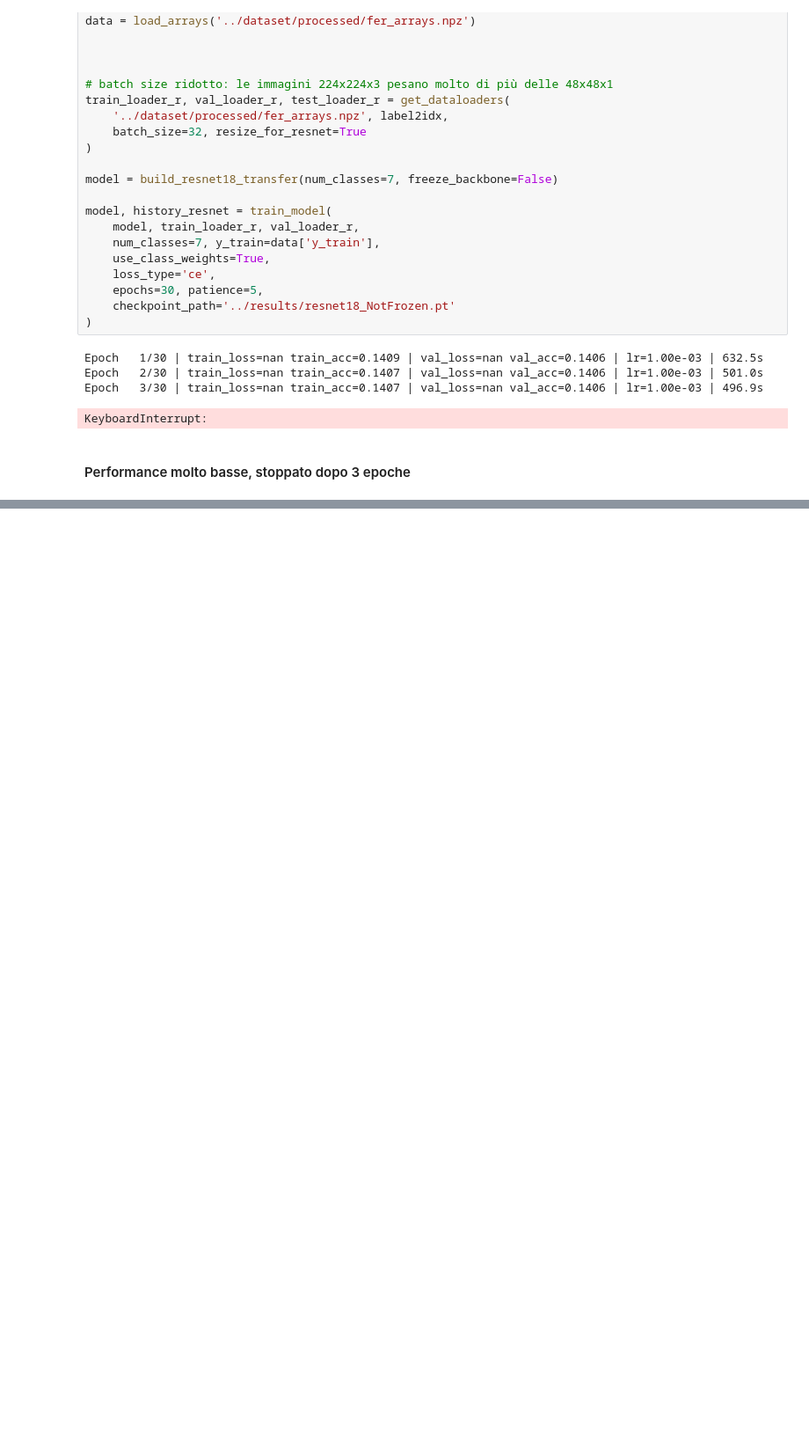
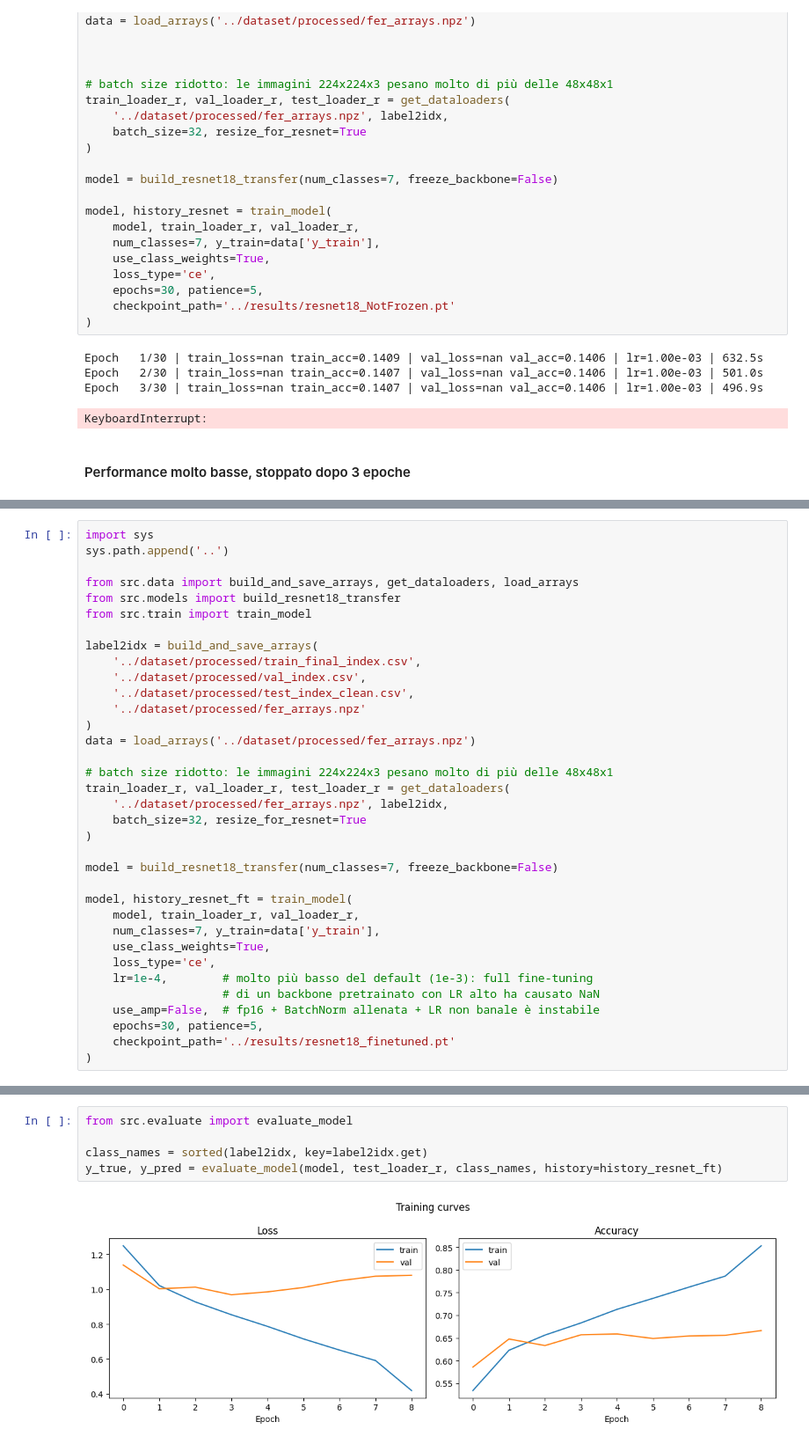
Before and after one commit to Steto-tryingtocode/FacialExpressionRecognition, a Jupyter notebook: notebooks/experiments.ipynb, the cells around one changed output, grey strips where cells are left out. Shown at 88% size. Drawn from its saved outputs; the diff is of its cells as text; blank space fills up the shorter version.

Commit message:
resnet18 fine, little modifies at demo for webcam

```diff
--- a/notebooks/experiments.ipynb
+++ b/notebooks/experiments.ipynb
@@ -547,0 +551,35 @@ KeyboardInterrupt:
+# %%
+import sys
+sys.path.append('..')
+
+from src.data import build_and_save_arrays, get_dataloaders, load_arrays
+from src.models import build_resnet18_transfer
+from src.train import train_model
+
+label2idx = build_and_save_arrays(
+    '../dataset/processed/train_final_index.csv',
+    '../dataset/processed/val_index.csv',
+    '../dataset/processed/test_index_clean.csv',
+    '../dataset/processed/fer_arrays.npz'
+)
+data = load_arrays('../dataset/processed/fer_arrays.npz')
+
+# batch size ridotto: le immagini 224x224x3 pesano molto di più delle 48x48x1
+train_loader_r, val_loader_r, test_loader_r = get_dataloaders(
+    '../dataset/processed/fer_arrays.npz', label2idx,
+    batch_size=32, resize_for_resnet=True
+)
+
+model = build_resnet18_transfer(num_classes=7, freeze_backbone=False)
+
+model, history_resnet_ft = train_model(
+    model, train_loader_r, val_loader_r,
+    num_classes=7, y_train=data['y_train'],
+    use_class_weights=True,
+    loss_type='ce',
+    lr=1e-4,        # molto più basso del default (1e-3): full fine-tuning
+                    # di un backbone pretrainato con LR alto ha causato NaN
+    use_amp=False,  # fp16 + BatchNorm allenata + LR non banale è instabile
+    epochs=30, patience=5,
+    checkpoint_path='../results/resnet18_finetuned.pt'
+)
@@ -547,0 +597,7 @@ KeyboardInterrupt:
+# %%
+from src.evaluate import evaluate_model
+
+class_names = sorted(label2idx, key=label2idx.get)
+y_true, y_pred = evaluate_model(model, test_loader_r, class_names, history=history_resnet_ft)
+# %% [output]
+[figure, added]
```
Also changed, not shown: parts of 5 cells of this notebook, 5 other files.
